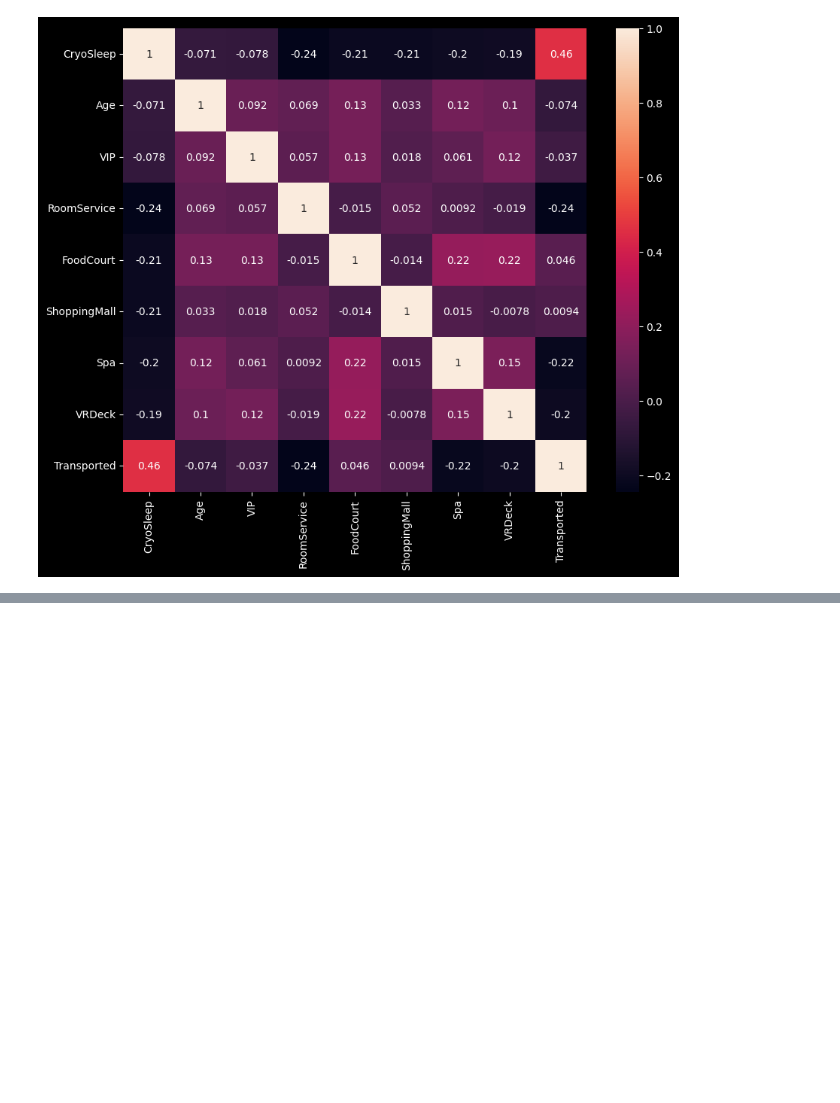
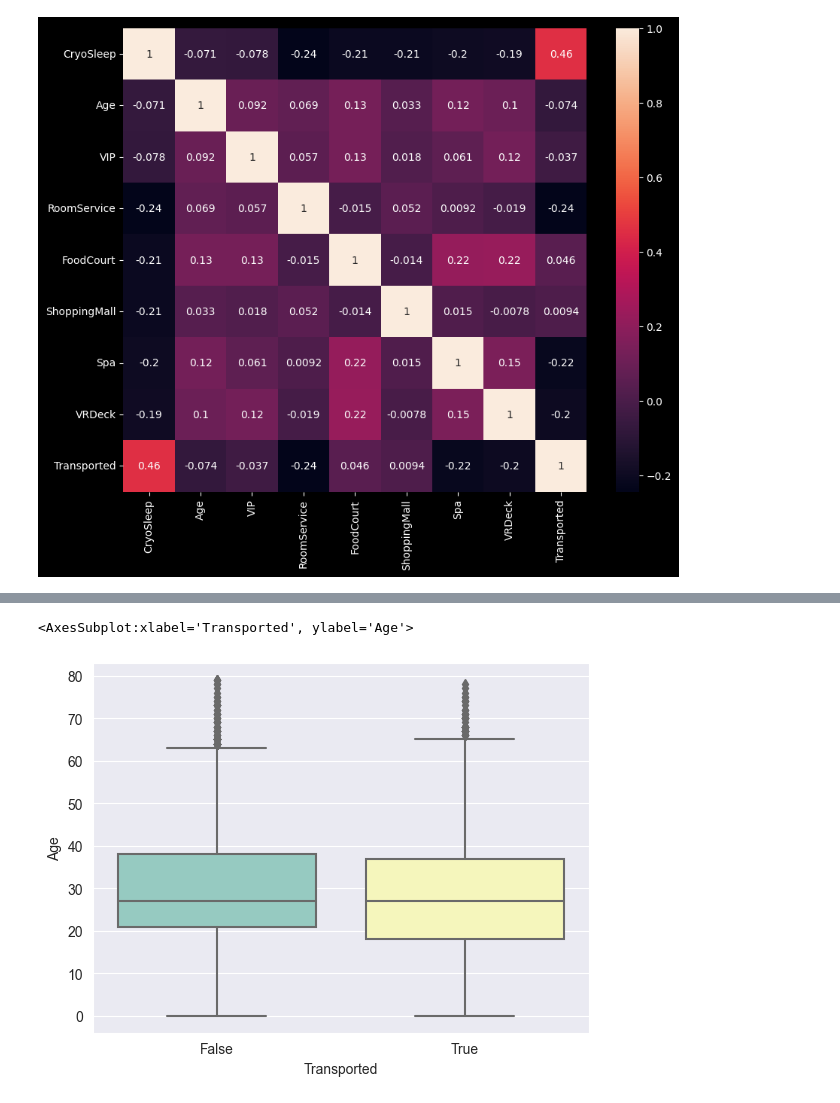
Before and after one commit to Param302/Spaceship-Titanic-prediction, a Jupyter notebook: data_cleaning.ipynb, the cells around one changed output, grey strips where cells are left out. Cells and saved outputs as stored; diff of their text form; code cells hidden in the pictures; blank space fills up the shorter version.

```diff
--- a/data_cleaning.ipynb
+++ b/data_cleaning.ipynb
@@ -834,0 +886,6 @@ data.to_csv("./data/cleaned_data.csv")
+# %%
+sns.set_style("darkgrid")
+sns.boxplot(x=data["Transported"], y=data["Age"])
+# %% [output]
+<AxesSubplot:xlabel='Transported', ylabel='Age'>
+[figure, added]
```
Also changed, not shown: parts of 18 cells of this notebook, 4 other files.
